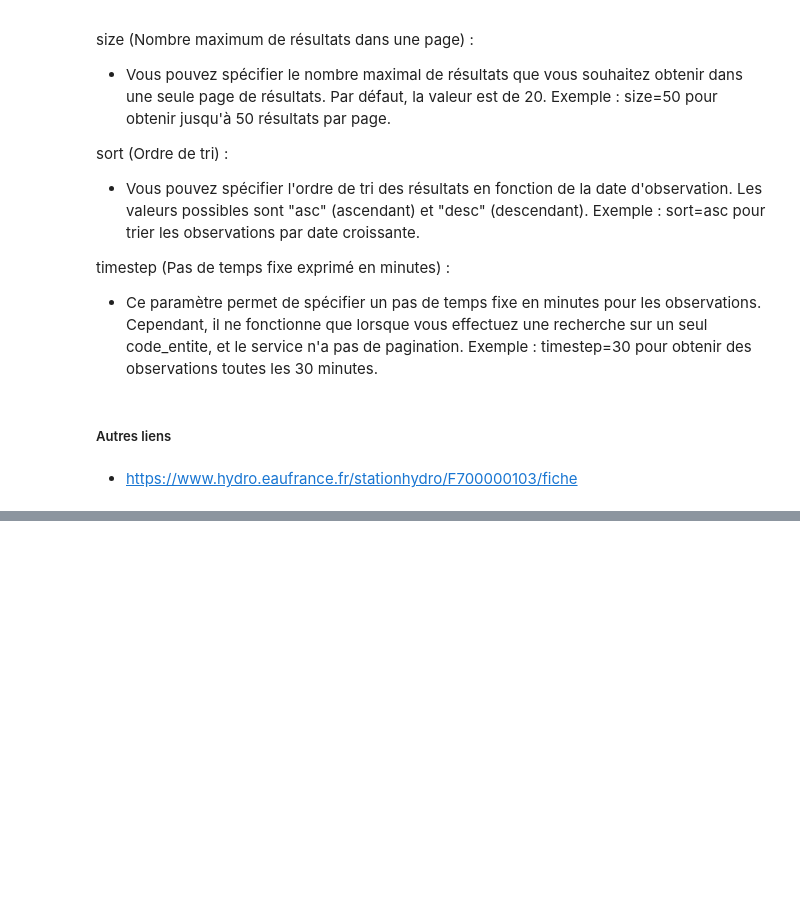
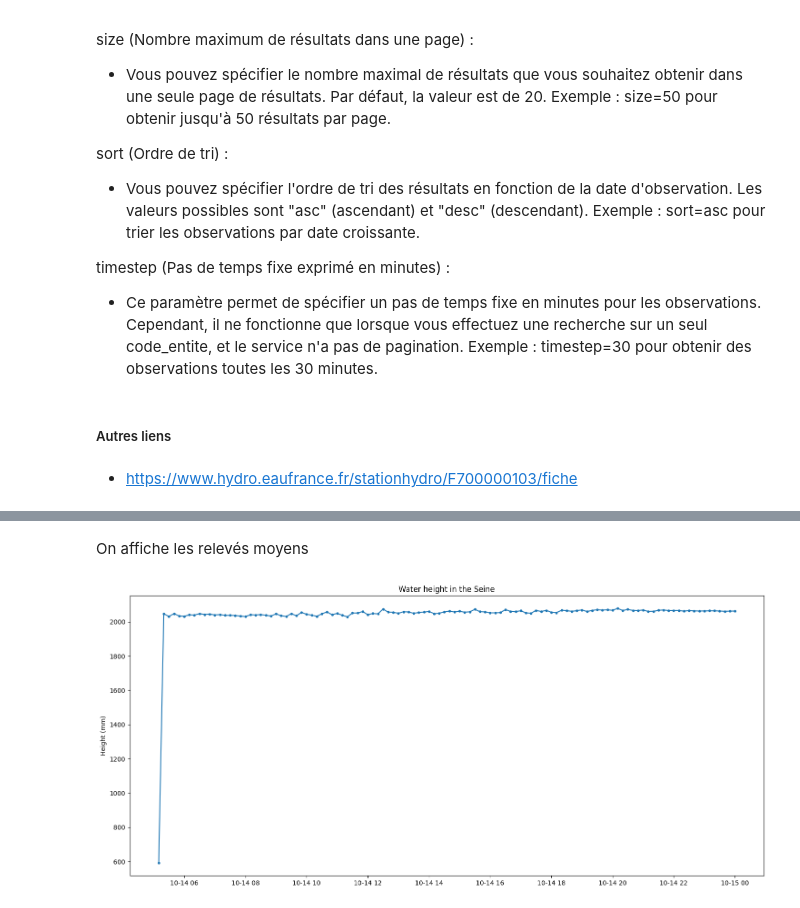
Before and after one commit to AurorePDSA/real-time-flood-alerts, a Jupyter notebook: real-time-flooding-alerts.ipynb, the cells around one changed output, grey strips where cells are left out. Saved outputs shown, nothing was run; the diff lists cells and outputs as text; code cells hidden in the pictures; blank space fills up the shorter version.

```diff
--- a/real-time-flooding-alerts.ipynb
+++ b/real-time-flooding-alerts.ipynb
@@ -258,0 +361,17 @@ fig.show()
+# %% [markdown]
+On affiche les relevés moyens
+# %%
+# Height results
+df_H = df2.loc[df2['grandeur_hydro'] == 'H'].copy()
+df_H['date_obs'] = pd.to_datetime(df_H['date_obs'])
+
+df_H2 = df_H.groupby('date_obs')['resultat_obs'].mean().reset_index()
+
+plt.figure(figsize=(18,8))
+plt.plot(df_H2['date_obs'],df_H2['resultat_obs'],marker='.')
+plt.title("Water height in the Seine" )
+plt.ylabel("Height (mm)")
+
+plt.show()
+# %% [output]
+[figure, added]
```
Also changed, not shown: parts of 32 cells of this notebook.
